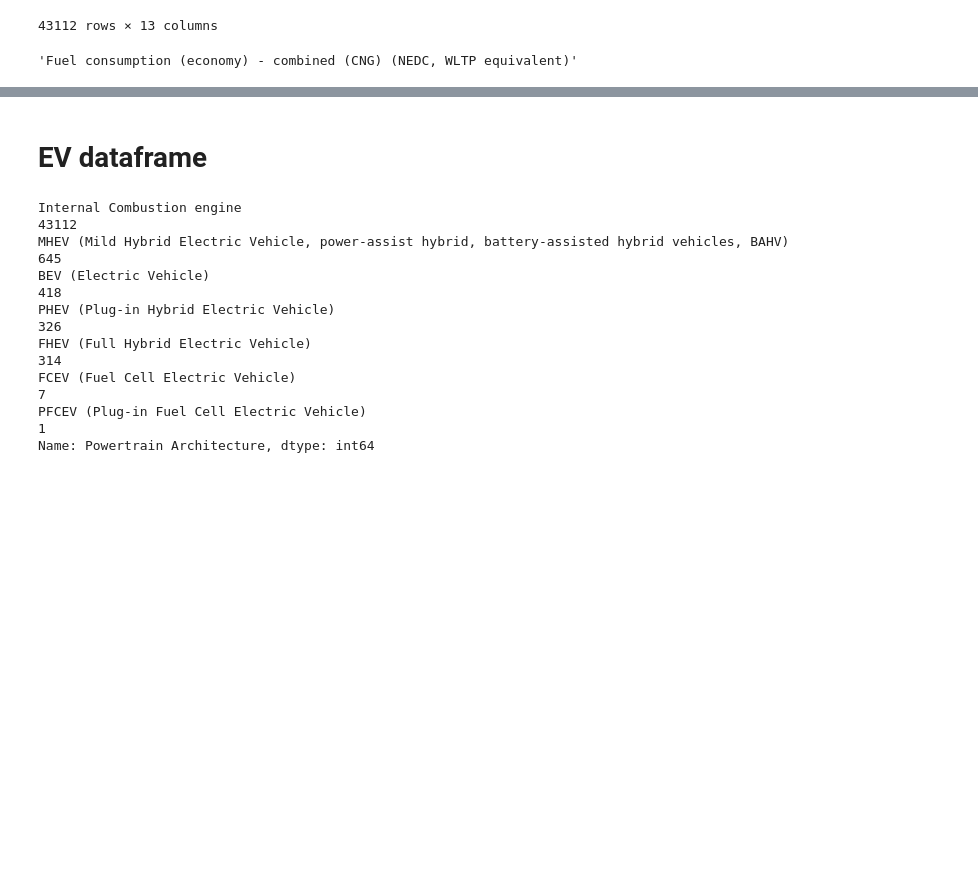
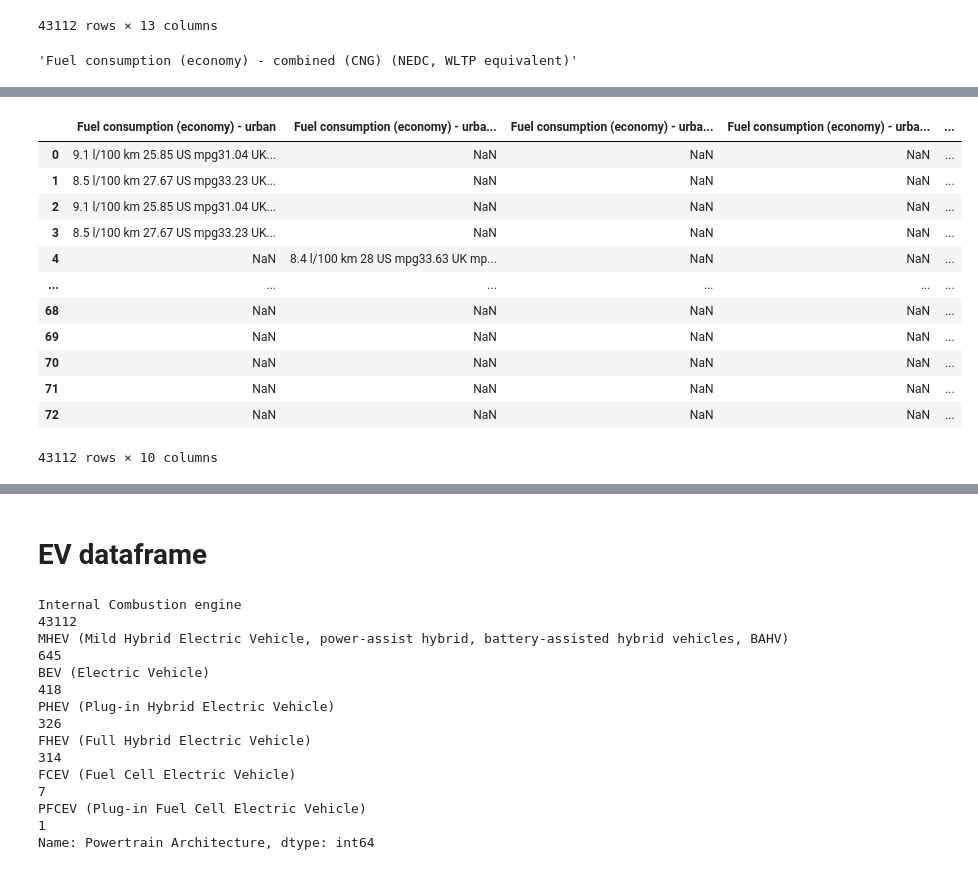
Before and after one commit to Cedric979/BEEV, a Jupyter notebook: Final Dataframe-Copy1.ipynb, the cells around one changed output, grey strips where cells are left out. Saved outputs shown, nothing was run; the diff lists cells and outputs as text; code cells hidden in the pictures; blank space fills up the shorter version.

```diff
--- a/Final Dataframe-Copy1.ipynb
+++ b/Final Dataframe-Copy1.ipynb
@@ -191,0 +237,26 @@ Name: 54, dtype: object
+# %%
+df_fuel_urban = df_gev[['Fuel consumption (economy) - urban',
+ 'Fuel consumption (economy) - urban (NEDC)',
+ 'Fuel consumption (economy) - urban (LPG)',
+ 'Fuel consumption (economy) - urban (NEDC, WLTP equivalent)',
+ 'Fuel consumption (economy) - urban (CNG) (NEDC)',
+ 'Fuel consumption (economy) - urban (CNG)',
+ 'Fuel consumption (economy) - urban (Ethanol - E85)',
+ 'Fuel consumption (economy) - urban (LPG) (NEDC)',
+ 'Fuel consumption (economy) - urban (LPG) (NEDC, WLTP equivalent)',
+ 'Fuel consumption (economy) - urban (CNG) (NEDC, WLTP equivalent)']]
+df_fuel_urban
+# %% [output]
+|  | Fuel consumption (economy) - urban | Fuel consumption (economy) - urba... | Fuel consumption (economy) - urba... | Fuel consumption (economy) - urba... | ... |
+| 0 | 9.1 l/100 km 25.85 US mpg31.04 UK... | NaN | NaN | NaN | ... |
+| 1 | 8.5 l/100 km 27.67 US mpg33.23 UK... | NaN | NaN | NaN | ... |
+| 2 | 9.1 l/100 km 25.85 US mpg31.04 UK... | NaN | NaN | NaN | ... |
+| 3 | 8.5 l/100 km 27.67 US mpg33.23 UK... | NaN | NaN | NaN | ... |
+| 4 | NaN | 8.4 l/100 km 28 US mpg33.63 UK mp... | NaN | NaN | ... |
+| ... | ... | ... | ... | ... | ... |
+| 68 | NaN | NaN | NaN | NaN | ... |
+| 69 | NaN | NaN | NaN | NaN | ... |
+| 70 | NaN | NaN | NaN | NaN | ... |
+| 71 | NaN | NaN | NaN | NaN | ... |
+| 72 | NaN | NaN | NaN | NaN | ... |
+43112 rows × 10 columns
```
Also changed, not shown: parts of 12 cells of this notebook.
